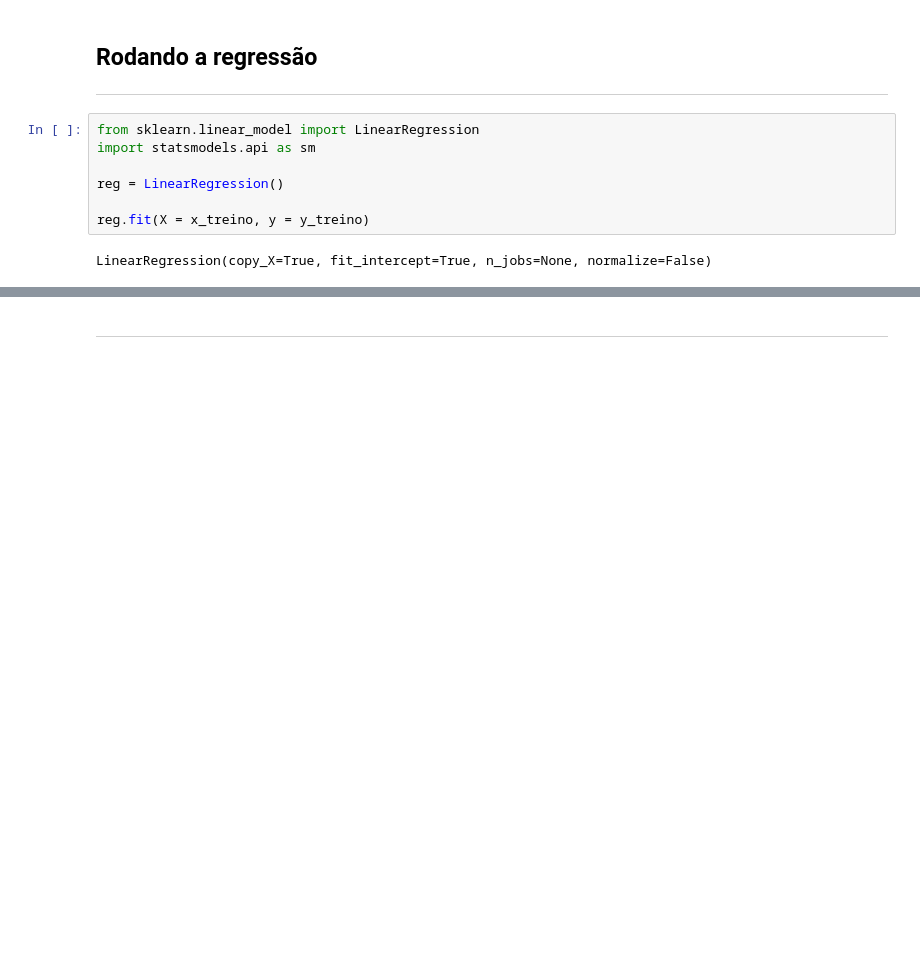
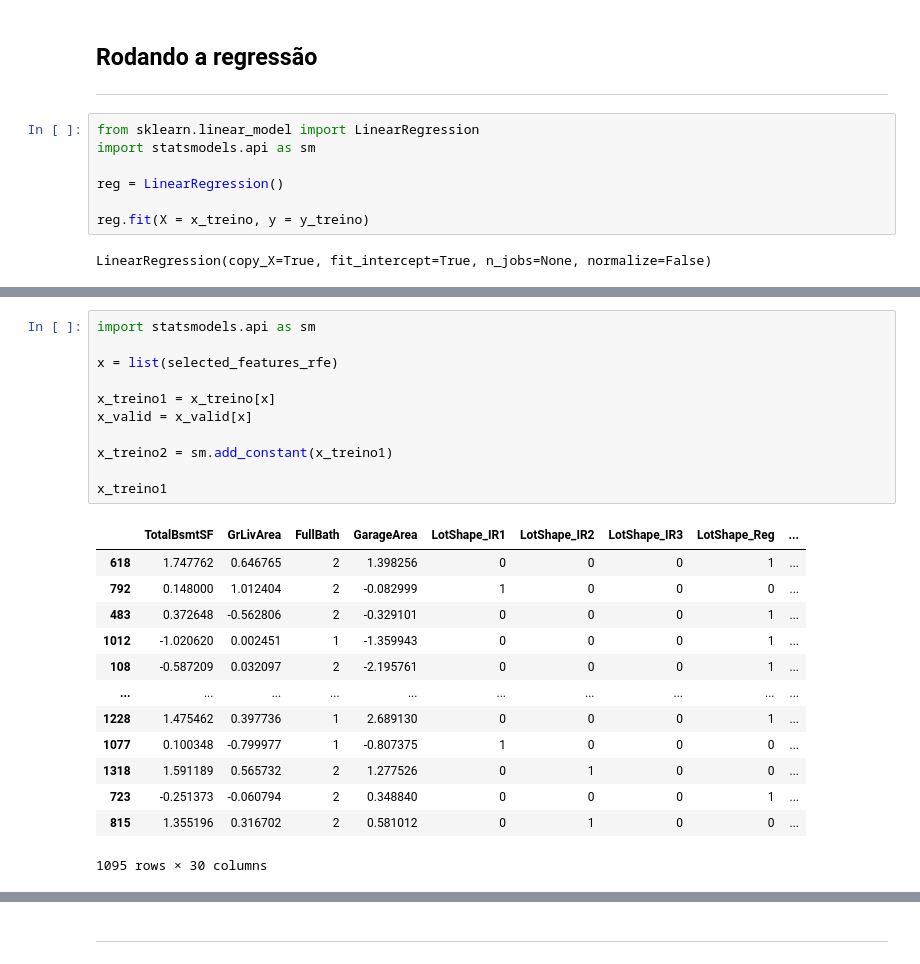
Before and after one commit to barbosarafael/Projetos, a Jupyter notebook: House Prices - Advanced Regression Techniques/notebook_2.ipynb, the cells around one changed output, grey strips where cells are left out. Drawn from its saved outputs; the diff is of its cells as text; blank space fills up the shorter version.

```diff
--- a/House Prices - Advanced Regression Techniques/notebook_2.ipynb
+++ b/House Prices - Advanced Regression Techniques/notebook_2.ipynb
@@ -278,0 +319,25 @@ LinearRegression(copy_X=True, fit_intercept=True, n_jobs=None, normalize=False)
+# %%
+import statsmodels.api as sm
+
+x = list(selected_features_rfe)
+
+x_treino1 = x_treino[x]
+x_valid = x_valid[x]
+
+x_treino2 = sm.add_constant(x_treino1)
+
+x_treino1
+# %% [output]
+|  | TotalBsmtSF | GrLivArea | FullBath | GarageArea | LotShape_IR1 | LotShape_IR2 | LotShape_IR3 | LotShape_Reg | ... |
+| 618 | 1.747762 | 0.646765 | 2 | 1.398256 | 0 | 0 | 0 | 1 | ... |
+| 792 | 0.148000 | 1.012404 | 2 | -0.082999 | 1 | 0 | 0 | 0 | ... |
+| 483 | 0.372648 | -0.562806 | 2 | -0.329101 | 0 | 0 | 0 | 1 | ... |
+| 1012 | -1.020620 | 0.002451 | 1 | -1.359943 | 0 | 0 | 0 | 1 | ... |
+| 108 | -0.587209 | 0.032097 | 2 | -2.195761 | 0 | 0 | 0 | 1 | ... |
+| ... | ... | ... | ... | ... | ... | ... | ... | ... | ... |
+| 1228 | 1.475462 | 0.397736 | 1 | 2.689130 | 0 | 0 | 0 | 1 | ... |
+| 1077 | 0.100348 | -0.799977 | 1 | -0.807375 | 1 | 0 | 0 | 0 | ... |
+| 1318 | 1.591189 | 0.565732 | 2 | 1.277526 | 0 | 1 | 0 | 0 | ... |
+| 723 | -0.251373 | -0.060794 | 2 | 0.348840 | 0 | 0 | 0 | 1 | ... |
+| 815 | 1.355196 | 0.316702 | 2 | 0.581012 | 0 | 1 | 0 | 0 | ... |
+1095 rows × 30 columns
```
Also changed, not shown: parts of 11 cells of this notebook, 3 other files.
